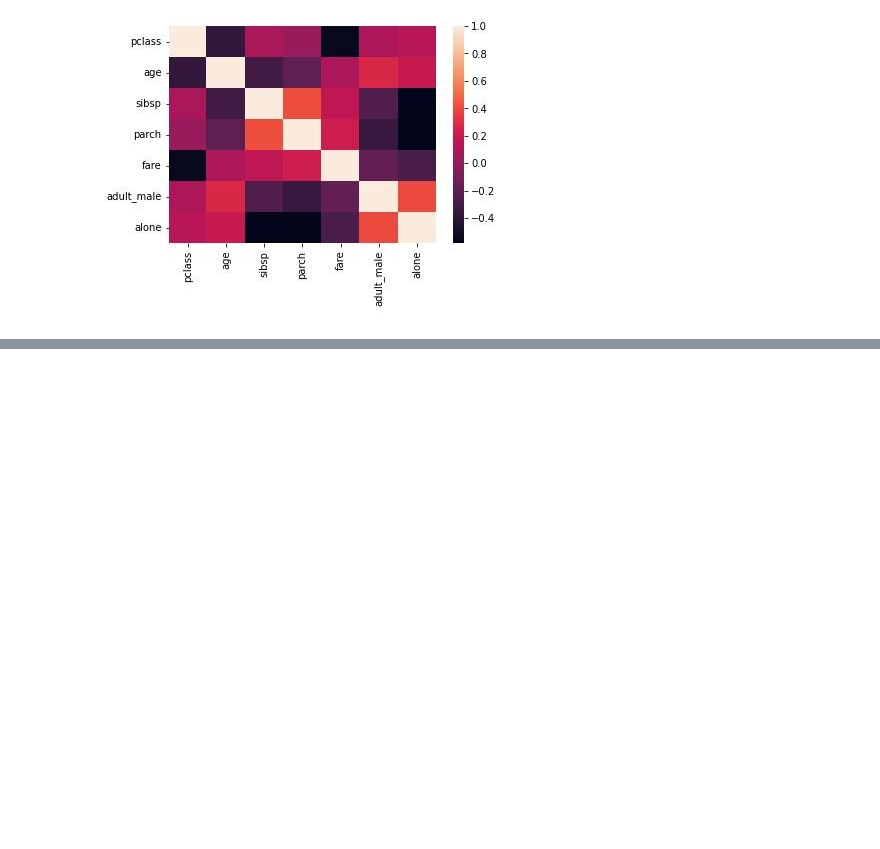
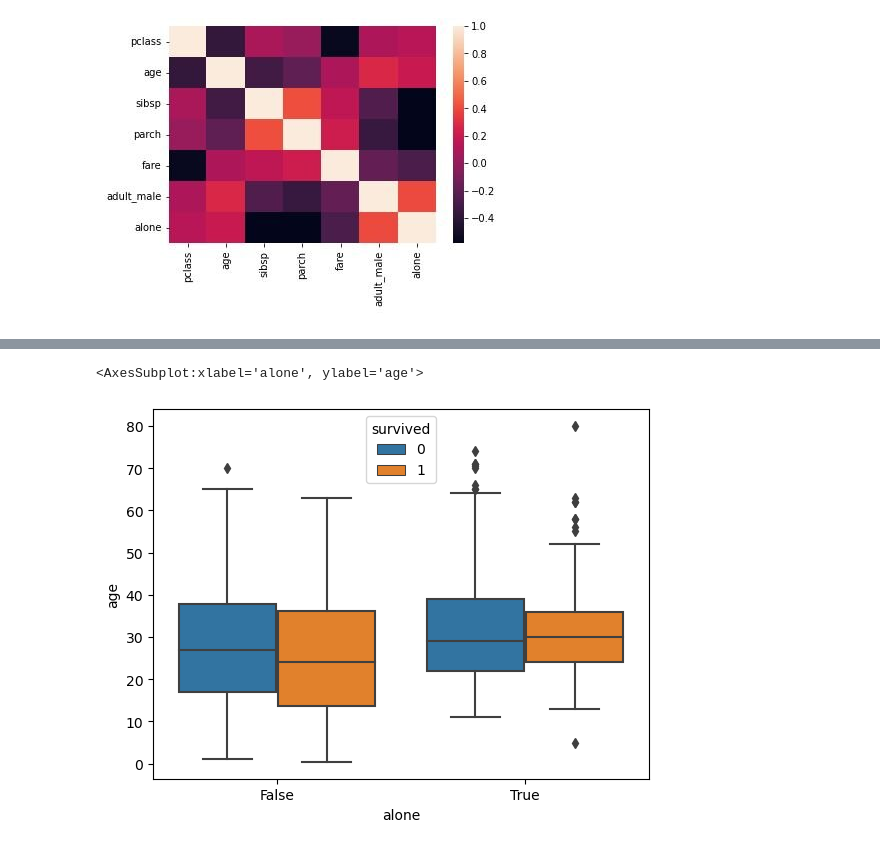
Before and after one commit to Abarajithan-Selvaraj/scaler-dsml-notes, a Jupyter notebook: 03 Python Libraries/data-viz-assignments.ipynb, the cells around one changed output, grey strips where cells are left out. Saved outputs shown, nothing was run; the diff lists cells and outputs as text; code cells hidden in the pictures; blank space fills up the shorter version.

Commit message:
data-viz assignments complete

```diff
--- a/03 Python Libraries/data-viz-assignments.ipynb
+++ b/03 Python Libraries/data-viz-assignments.ipynb
@@ -135,0 +154,13 @@ titanic= sns.load_dataset("titanic")
+# %%
+# D42 - Q9: From the Titanic dataset what can you infer about the impact of ages of passengers and the informationabout if they were alone on the chances of their survival
+
+titanic
+
+sns.boxplot(data=titanic, x="alone", y="age", hue="survived")
+
+# Observation:
+# 1. People who were alone and survived were found to have a bit higher median age than those who did not survive.
+# 2. People who were not alone and survived were found to have lower median age than those who did not survive.
+# %% [output]
+<AxesSubplot:xlabel='alone', ylabel='age'>
+[figure, added]
```
Also changed, not shown: parts of 2 cells of this notebook.
